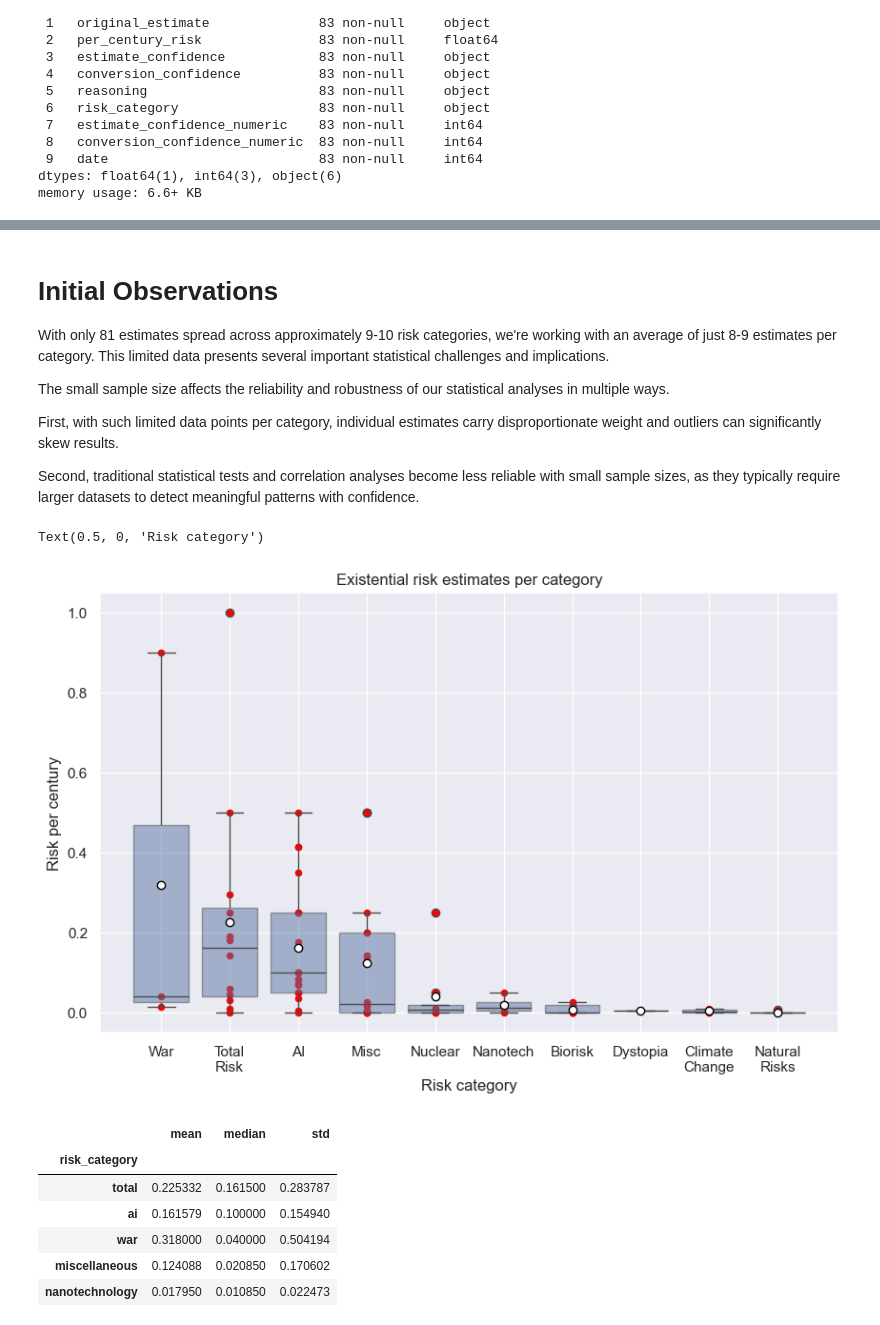
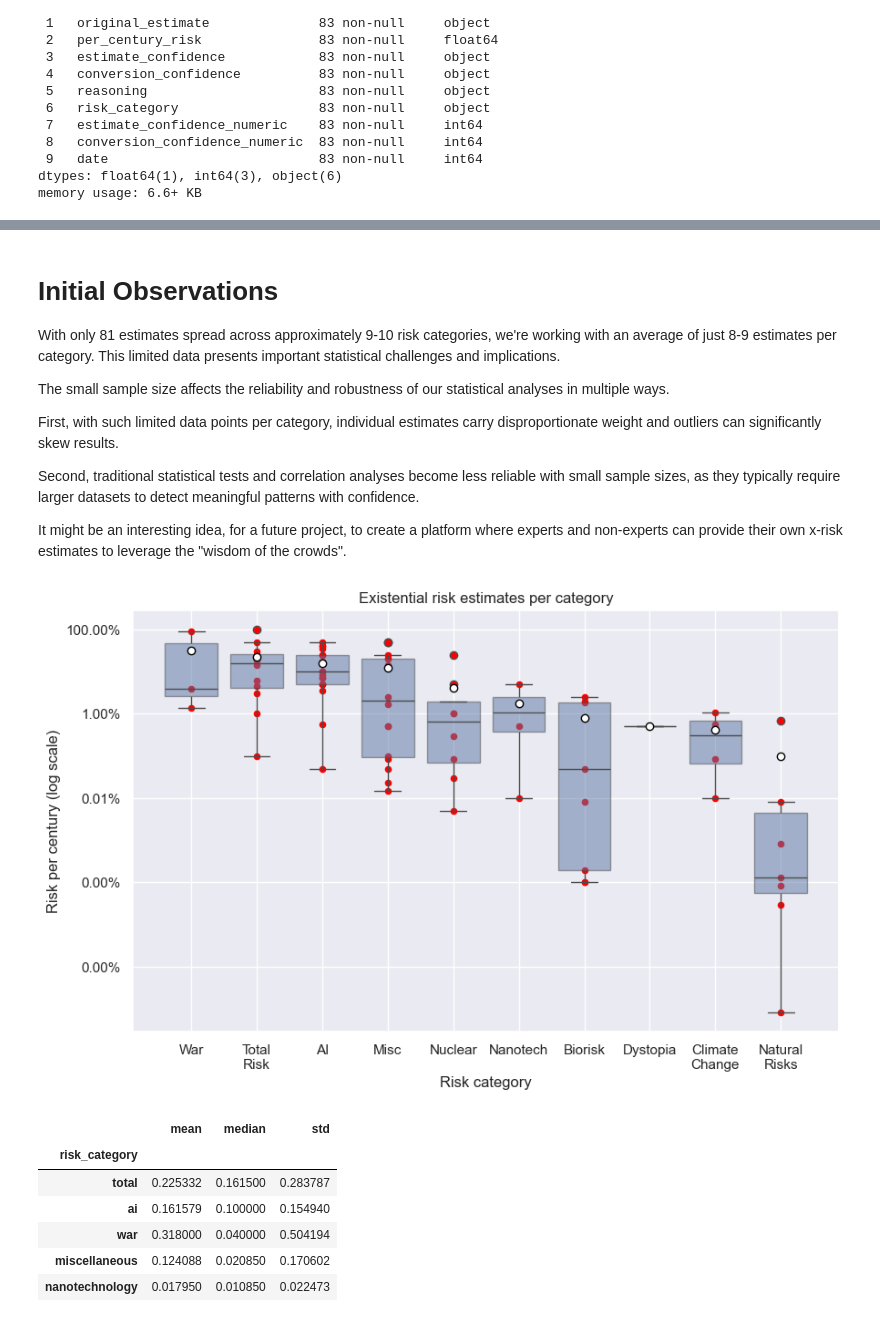
Before and after one commit to aarangop/the-extinction-game, a Jupyter notebook: x-risk-eda.ipynb, the cells around one changed output, grey strips where cells are left out. Saved outputs shown, nothing was run; the diff lists cells and outputs as text; code cells hidden in the pictures.

```diff
--- a/x-risk-eda.ipynb
+++ b/x-risk-eda.ipynb
@@ -6,9 +8,10 @@ In this notebook we go through the existential risk database to learn about the
 **Note from a human 🤓**: For this work, I used Claude AI to help me formulate some text sections and to help me process some data. I wrote most of it, and whatever I used from Claude I have thoroughly read. There are some sections entirely written by Claude AI though, which I've marked with 🤖. In those sections you'll find a "Note from a human 🤓" with an explanation.
 # %%
+# Imports and basic setup
 import pandas as pd
 import matplotlib.pyplot as plt
 import numpy as np
 import seaborn as sns
+from matplotlib.ticker import FuncFormatter
 
 sns.set_theme(style='darkgrid')
-orig_size = plt.rcParams['figure.figsize']
@@ -53,11 +142,13 @@ There are 10 unique risk categories:
 # %% [markdown]
 # Initial Observations
 
-With only 81 estimates spread across approximately 9-10 risk categories, we're working with an average of just 8-9 estimates per category. This limited data presents several important statistical challenges and implications.
+With only 81 estimates spread across approximately 9-10 risk categories, we're working with an average of just 8-9 estimates per category. This limited data presents important statistical challenges and implications.
 
 The small sample size affects the reliability and robustness of our statistical analyses in multiple ways.
 
 First, with such limited data points per category, individual estimates carry disproportionate weight and outliers can significantly skew results.
 
 Second, traditional statistical tests and correlation analyses become less reliable with small sample sizes, as they typically require larger datasets to detect meaningful patterns with confidence.
+
+It might be an interesting idea, for a future project, to create a platform where experts and non-experts can provide their own x-risk estimates to leverage the "wisdom of the crowds".
 # %%
@@ -77,15 +169,16 @@ df['category_alias'] = df['risk_category'].map(categories_aliases)
 # %%
 # Plot the risk categories as scatter plot.
 ordered_categories_by_mean_risk = df.groupby('category_alias')['per_century_risk'].mean().sort_values(ascending=False).index
 
 ax = sns.boxplot(x='category_alias', y='per_century_risk', data=df, showmeans=True, meanprops={"marker":"o", "markerfacecolor":"white", "markeredgecolor":"black"}, boxprops=dict(alpha=0.5), order=ordered_categories_by_mean_risk)
 
 df.plot(kind='scatter', x='category_alias', y='per_century_risk', color='red', figsize=(10, 6), ax=ax)
 
 ax.set_title('Existential risk estimates per category')
-ax.set_ylabel('Risk per century')
+ax.set_ylabel('Risk per century (log scale)')
 ax.set_xlabel('Risk category')
+ax.set_yscale('log')
+ax.yaxis.set_major_formatter(FuncFormatter(lambda y, _: '{:.2%}'.format(y)))
 # %% [output]
-Text(0.5, 0, 'Risk category')
-[figure, old version]
+[figure, new version]
 # %%
```
Also changed, not shown: parts of 47 cells of this notebook, 2 other files.
